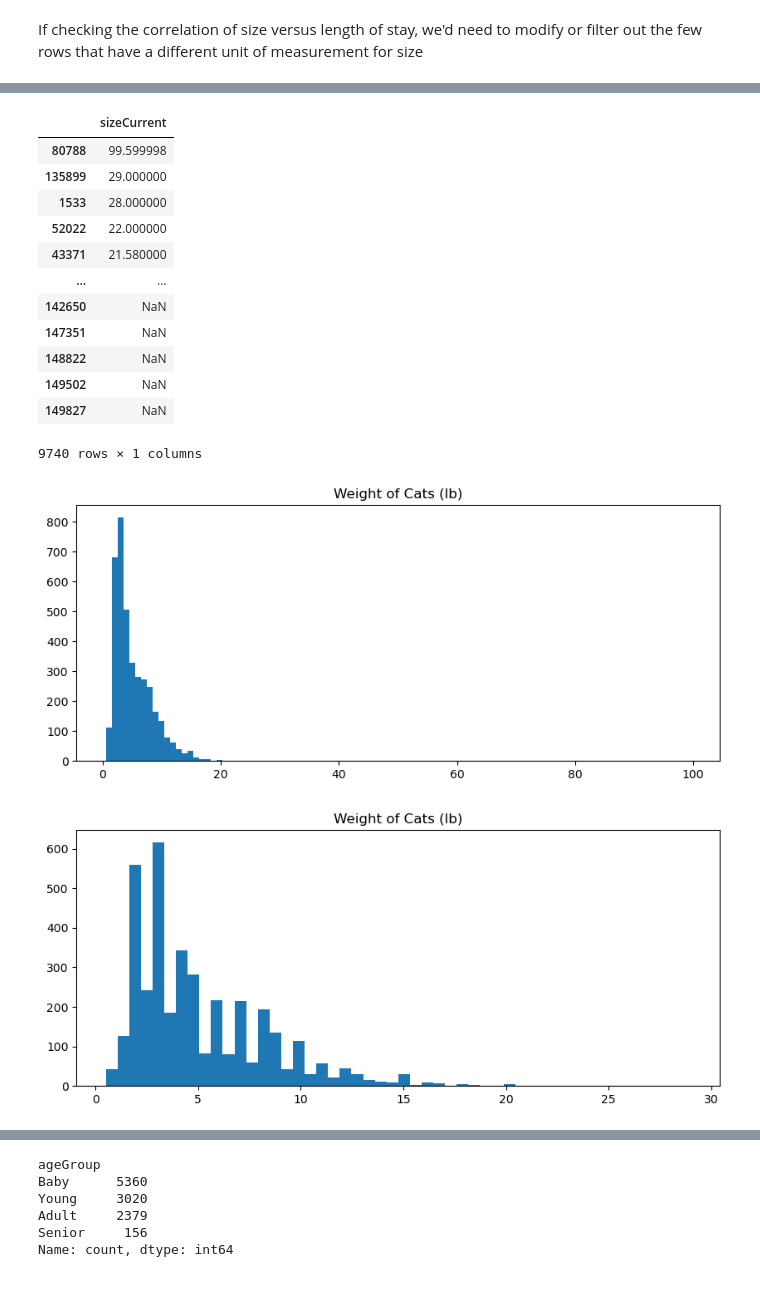
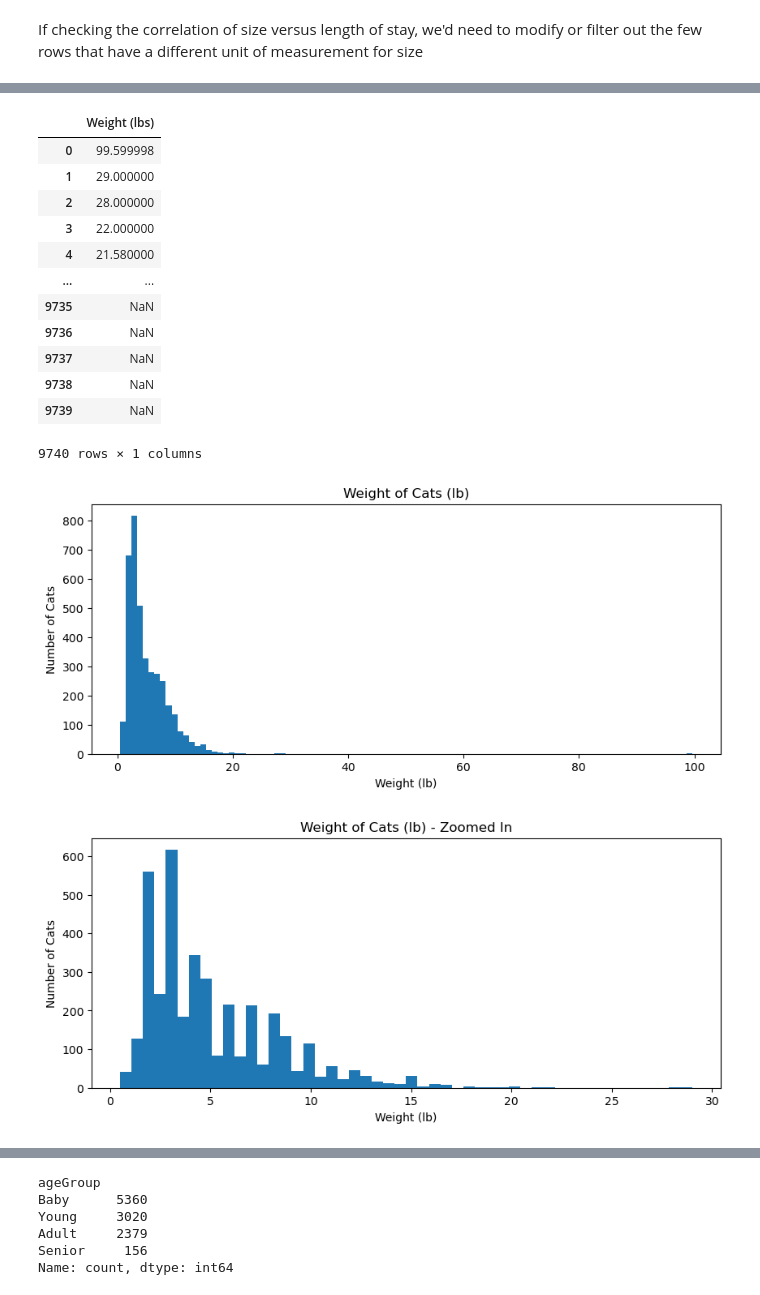
Before and after one commit to AnnaMalaschenko/Cat-Adoption-Exploratory-Analysis, a Jupyter notebook: notebooks/Anna_eda.ipynb, the cells around one changed output, grey strips where cells are left out. Drawn from its saved outputs; the diff is of its cells as text; code cells hidden in the pictures.

```diff
--- a/notebooks/Anna_eda.ipynb
+++ b/notebooks/Anna_eda.ipynb
@@ -204,40 +201,49 @@ df['sizeCurrent'].value_counts().to_frame()
 | 9.48 | 1 |
 612 rows × 1 columns
 # %%
+#  What does the range of highest to lowest cat weights look like?
 lb_df = df[df['sizeUOM'] == 'Pounds']
-lb_df['sizeCurrent'].sort_values(ascending=False).to_frame()
+(lb_df['sizeCurrent']
+    .sort_values(ascending=False)
+    .to_frame()
+    .reset_index(drop=True)
+    .rename(columns={'sizeCurrent': 'Weight (lbs)'}))
 # %% [output]
-|  | sizeCurrent |
-| 80788 | 99.599998 |
-| 135899 | 29.000000 |
-| 1533 | 28.000000 |
-| 52022 | 22.000000 |
-| 43371 | 21.580000 |
+|  | Weight (lbs) |
+| 0 | 99.599998 |
+| 1 | 29.000000 |
+| 2 | 28.000000 |
+| 3 | 22.000000 |
+| 4 | 21.580000 |
 | ... | ... |
-| 142650 | NaN |
-| 147351 | NaN |
-| 148822 | NaN |
-| 149502 | NaN |
-| 149827 | NaN |
+| 9735 | NaN |
+| 9736 | NaN |
+| 9737 | NaN |
+| 9738 | NaN |
+| 9739 | NaN |
 9740 rows × 1 columns
 # %%
 plt.figure(figsize=(10, 4))
 plt.hist(lb_df['sizeCurrent'], bins=100)
 
 plt.title('Weight of Cats (lb)')
+plt.xlabel('Weight (lb)')
+plt.ylabel('Number of Cats')
 plt.show()
 # %% [output]
-[figure, old version]
+[figure, new version]
 # %%
 #  Excluding the single 99lb cat to zoom in on the rest of the data
 
 lb_filtered_df = lb_df[lb_df['sizeCurrent'] < 99]
 
 plt.figure(figsize=(10, 4))
 plt.hist(lb_filtered_df['sizeCurrent'], bins=50)
 
-plt.title('Weight of Cats (lb)')
+plt.title('Weight of Cats (lb) - Zoomed In')
+plt.xlabel('Weight (lb)')
+plt.ylabel('Number of Cats')
 plt.show()
 # %% [output]
-[figure, old version]
+[figure, new version]
 # %% [markdown]
```
Also changed, not shown: parts of 10 cells of this notebook.
